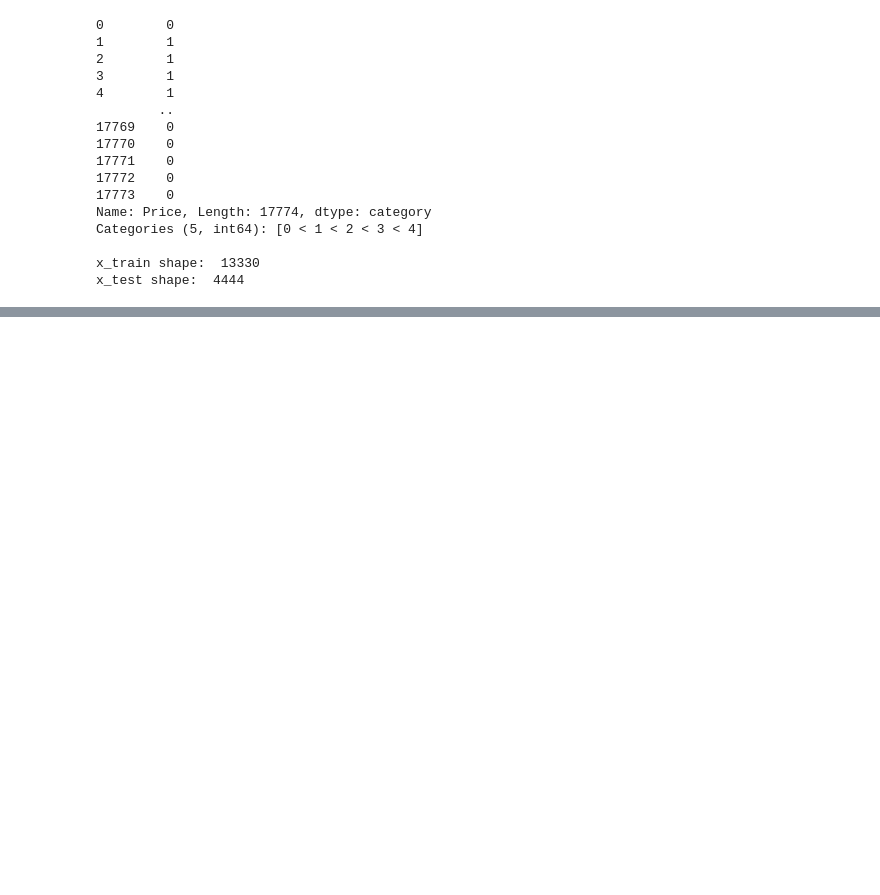
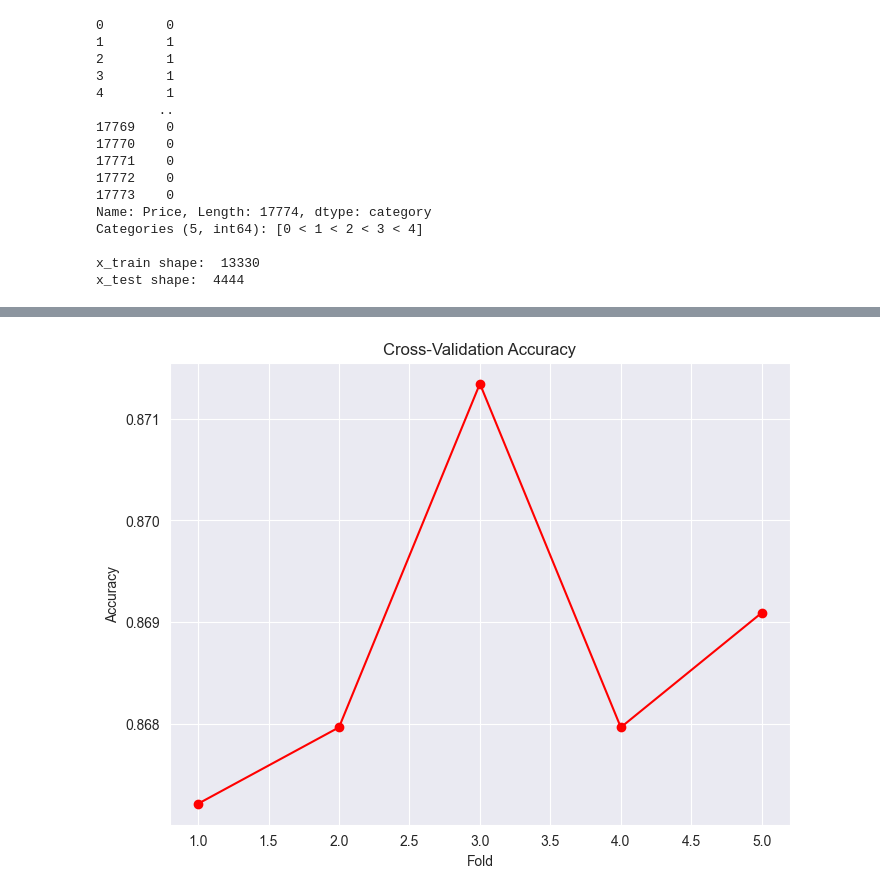
Before and after one commit to italotrt/CS4287-Neural-Computing-Project-1, a Jupyter notebook: CS4287-Prj1-21326312-21332967.ipynb, the cells around one changed output, grey strips where cells are left out. Saved outputs shown, nothing was run; the diff lists cells and outputs as text; code cells hidden in the pictures; blank space fills up the shorter version.

Commit message:
cross validation

```diff
--- a/CS4287-Prj1-21326312-21332967.ipynb
+++ b/CS4287-Prj1-21326312-21332967.ipynb
@@ -268,15 +269,14 @@ plt.show()
 # %%
-from scikeras.wrappers import KerasClassifier
-
-# Cross fold validation
+# 4. Cross fold validation
+# Code from sample Assignment 1 provided by the lecturer.
 print(f"\nCross Fold Validation")
 
-prediction = model.predict(x_test)
-
+# The cv variable will determine the cross validation splitting strategy. In this case we are using KFold with 5 splits.
 cv = KFold(n_splits=5, shuffle=True, random_state=1)
-keras_clf = KerasClassifier(model, optimiser=optimiser, epochs=EPOCHS, batch_size=BATCH_SIZE, verbose=0)
-
-scores = cross_val_score(keras_clf, x_test, prediction, scoring='accuracy', cv=cv, n_jobs=-1)
+# In order to prevent errors with cross_val_score, we need to create a KerasClassifier object using our previously created model.
+keras_clf = KerasClassifier(model=model, epochs=EPOCHS, batch_size=BATCH_SIZE, verbose=0)
+# here we are doing the cross validation using the keras_clf and using the x_train and y_train data.
+scores = cross_val_score(keras_clf, x_train, y_train, scoring='accuracy', cv=cv, n_jobs=-1)
 
 print('Accuracy: %.3f (%.3f)' % (np.mean(scores), np.std(scores)))
 # %% [output]
@@ -288,0 +285,14 @@ You can try to debug the error by setting error_score='raise'.
+# %%
+# Code from sample Assignment 1 provided by the lecturer.
+# Plotting the cross-validation accuracy
+plt.figure(figsize=(8, 6))
+
+plt.plot(range(1, 6), scores, marker='o', linestyle='-', color='red')
+plt.title('Cross-Validation Accuracy')
+plt.xlabel('Fold')
+plt.ylabel('Accuracy')
+plt.grid(True)
+
+plt.show()
+# %% [output]
+[figure, added]
```
Also changed, not shown: parts of 4 cells of this notebook.
